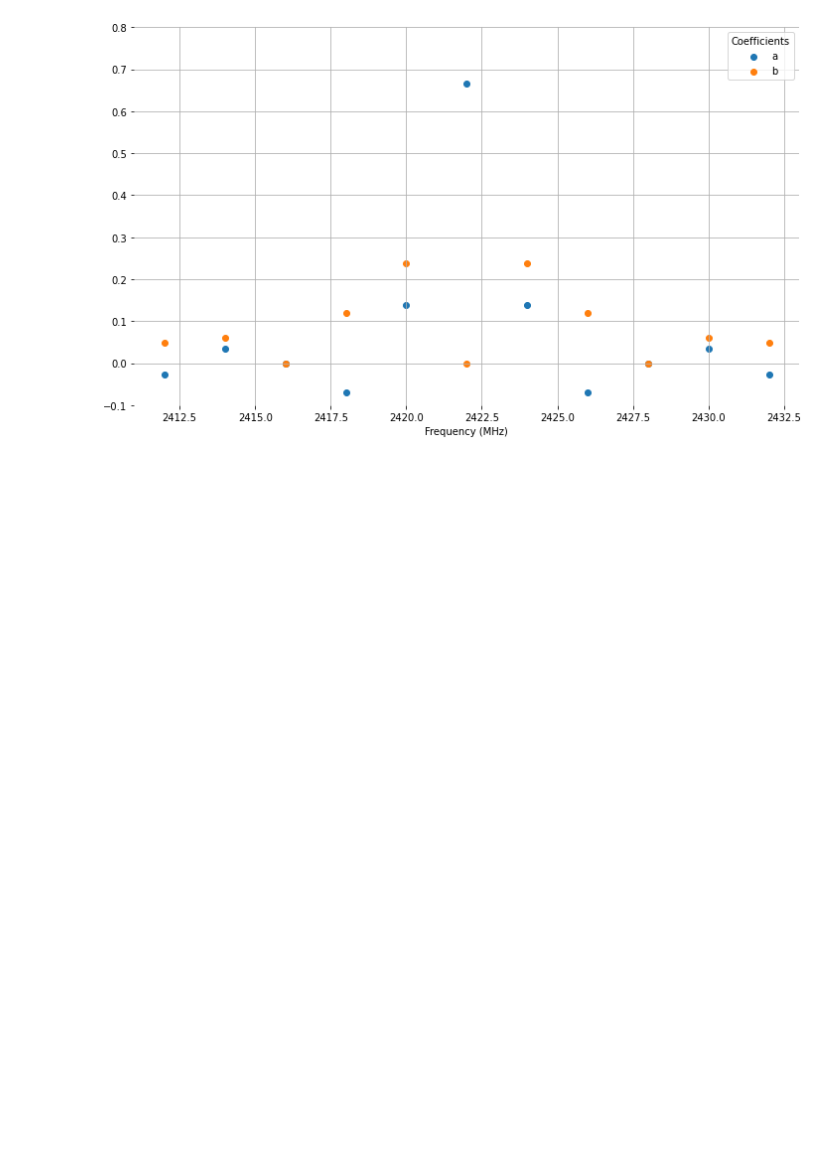
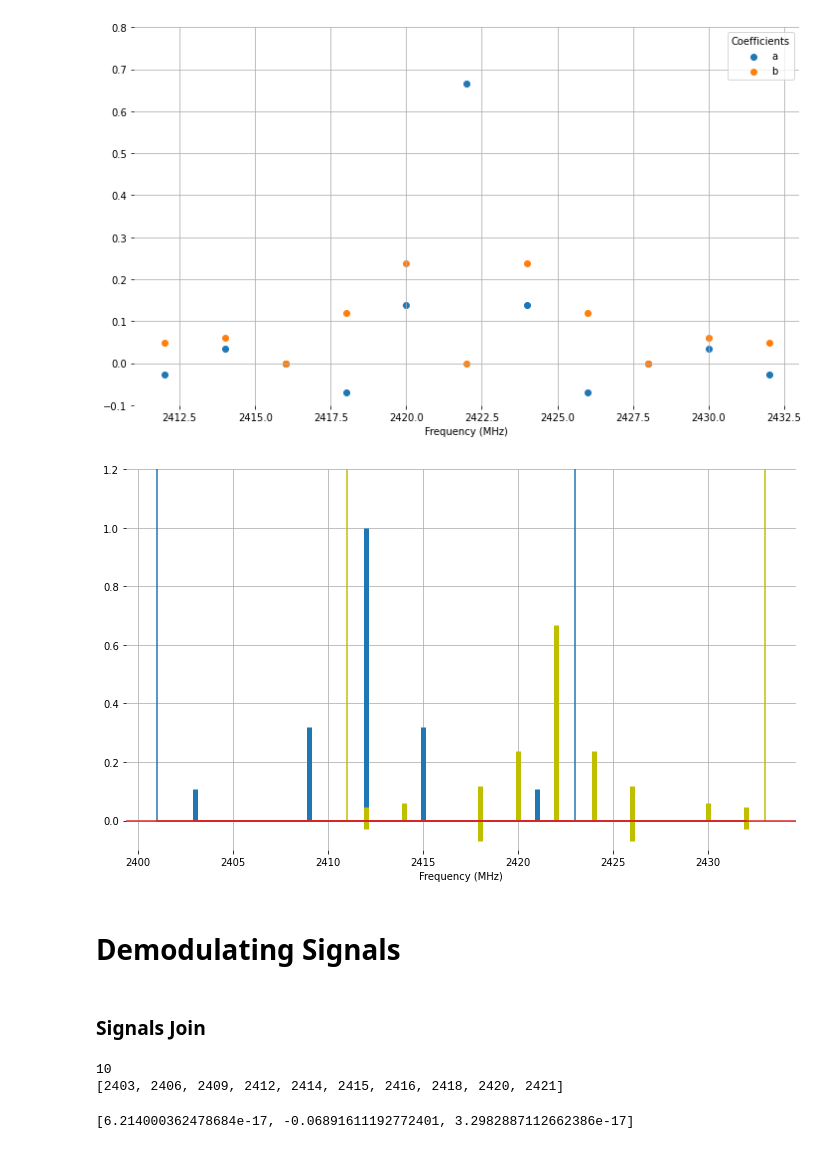
Before and after one commit to raduspaimoc/Communication_Services_And_Security, a Jupyter notebook: Lab 5/Assignment 5.ipynb, the cells around one changed output. Cells and saved outputs as stored; diff of their text form; code cells hidden in the pictures; blank space fills up the shorter version.

```diff
--- a/Lab 5/Assignment 5.ipynb
+++ b/Lab 5/Assignment 5.ipynb
@@ -244,3 +291,48 @@ get_box_plot(sigxAX, sigxAY, sigxBX, sigxBY, channel3, 'modulated_bs2.jpg', ylim
 get_points_plot(sigxAX, sigxAY, sigxBX, sigxBY, channel3, 'modulated_bs2_coef.jpg', ylim2=0.8)
 # %% [output]
 [figure]
+# %%
+get_multi_box_plot(sig1AX, sig1AY, sig1BX, sig1BY, channel1,
+                       sigxAX, sigxAY, sigxBX, sigxBY, channel3,
+                       name="channel_3_interference.jpg", ylim1=-0.1, ylim2=1.2, store=True)
+# %% [output]
+[figure, added]
+# %% [markdown]
+# Demodulating Signals
+# %% [markdown]
+### Signals Join
+# %%
+#Mapping a coeffs
+
+mapArrayA = {}
+
+for i in range(len(sig1AX)):
+  if sig1AX[i] in mapArrayA:
+    mapArrayA[sig1AX[i]] += sig1AY[i]
+  elif(sig1AX[i] < 2423):
+    mapArrayA[sig1AX[i]] = sig1AY[i]
+
+for i in range(1, len(sigxAX)):
+  if sigxAX[i] in mapArrayA:
+    mapArrayA[sigxAX[i]] += sigxAY[i]
+  elif(sigxAX[i] < 2423):
+    mapArrayA[sigxAX[i]] = sigxAY[i]
+
+print(len(mapArrayA))
+print(sorted(mapArrayA))
+# %% [output]
+10
+[2403, 2406, 2409, 2412, 2414, 2415, 2416, 2418, 2420, 2421]
+# %%
+newArray = []
+
+center = 2412
+for i in sorted(mapArrayA):
+  if i < center:
+    result = mapArrayA[i]
+    if (center-(i-center)) in mapArrayA:
+      result +=  mapArrayA[center-(i-center)]
+    newArray.append(result)
+print(newArray)
+# %% [output]
+[6.214000362478684e-17, -0.06891611192772401, 3.2982887112662386e-17]
```
Also changed, not shown: parts of 43 cells of this notebook, 1 other file.
